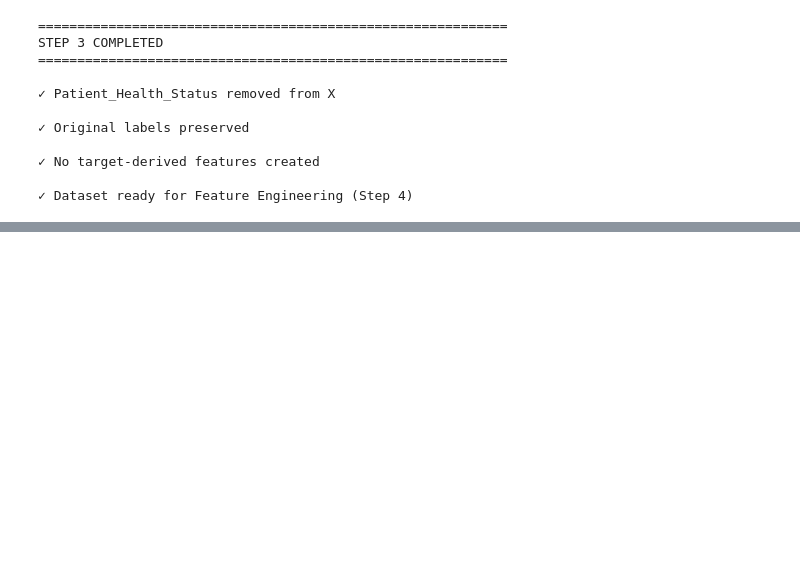
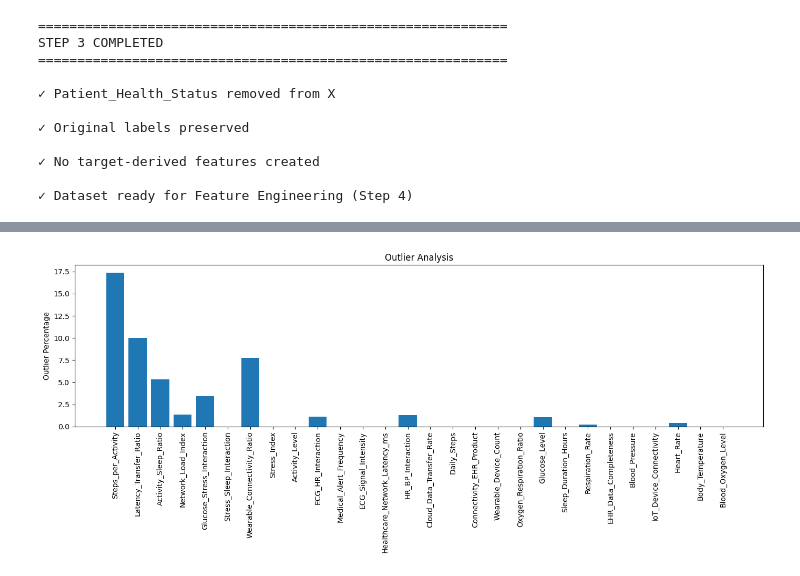
Before and after one commit to Sia0412/Flask-Mega, a Jupyter notebook: IOT_ecosystem.ipynb, the cells around one changed output, grey strips where cells are left out. Cells and saved outputs as stored; diff of their text form; code cells hidden in the pictures; blank space fills up the shorter version.

```diff
--- a/IOT_ecosystem.ipynb
+++ b/IOT_ecosystem.ipynb
@@ -384,3 +384,10 @@ STEP 3 COMPLETED
 ✓ No target-derived features created
 
 ✓ Dataset ready for Feature Engineering (Step 4)
+# %%
+#@title step-4 (Epsilon defining)
+df_fe = df.copy()
+
+print("Feature Engineering Started...")
+# Small value to avoid division by zero
+epsilon = 1e-8
@@ -386,0 +712,19 @@ STEP 3 COMPLETED
+# %%
+plt.figure(figsize=(14,6))
+
+plt.bar(
+    analysis_df["Feature"],
+    analysis_df["Outlier_Percentage"]
+)
+
+plt.xticks(rotation=90)
+
+plt.ylabel("Outlier Percentage")
+
+plt.title("Outlier Analysis")
+
+plt.tight_layout()
+
+plt.show()
+# %% [output]
+[figure, added]
```
Also changed, not shown: parts of 63 cells of this notebook.
